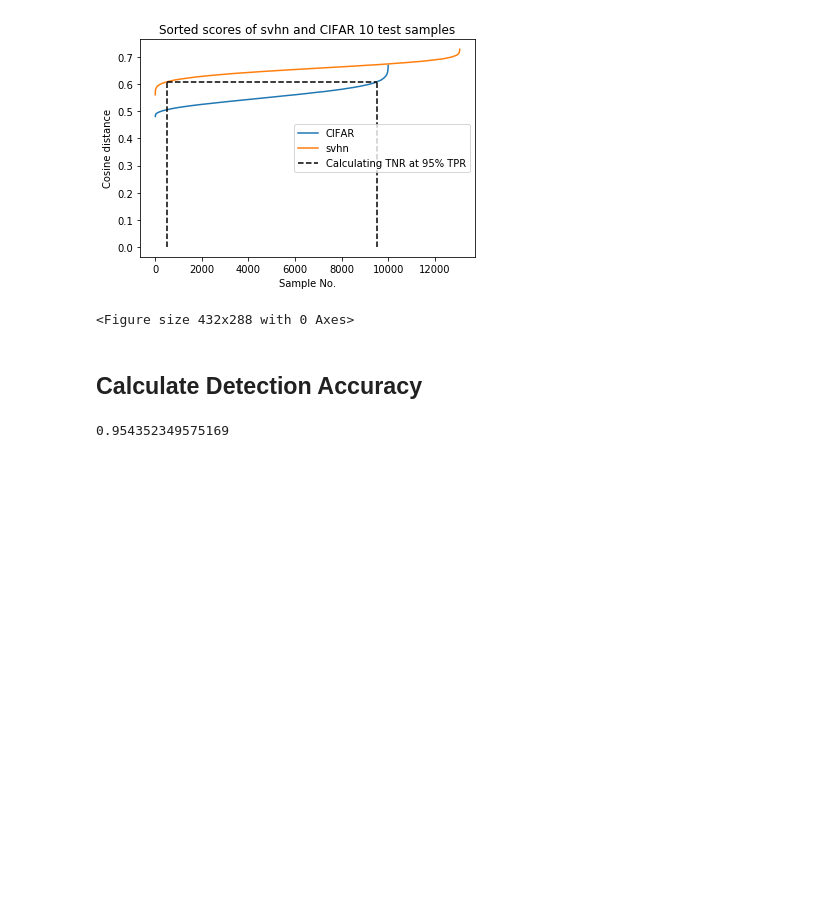
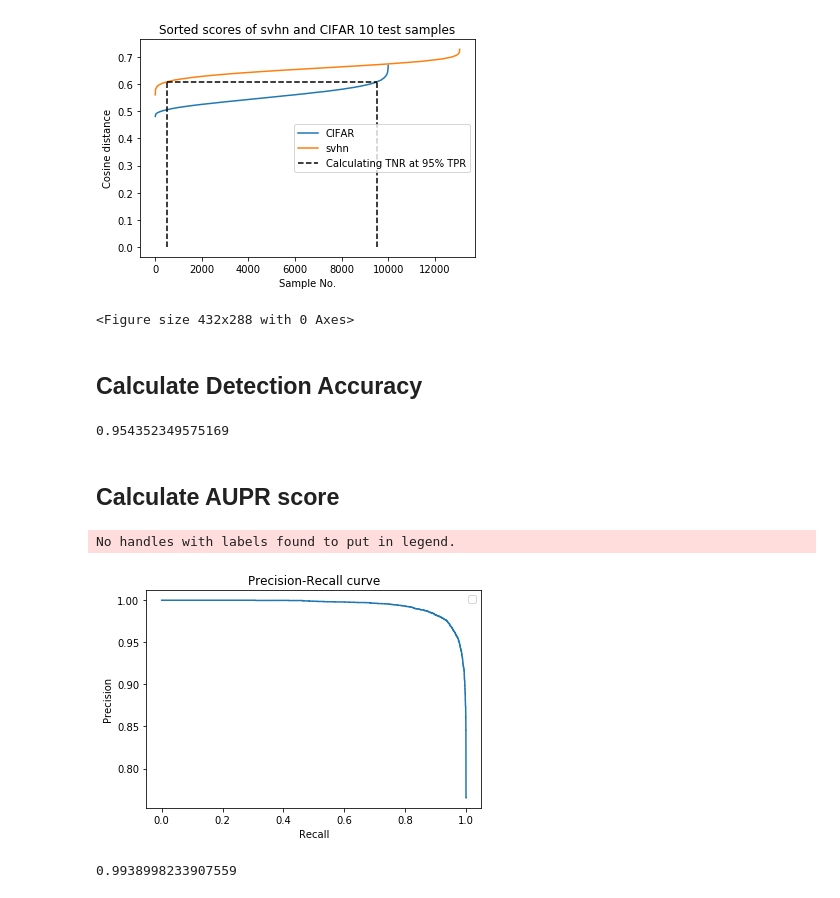
Before and after one commit to grvmishra788/OOD_Detection, a Jupyter notebook: script_analysis.ipynb, the cells around one changed output. Saved outputs shown, nothing was run; the diff lists cells and outputs as text; code cells hidden in the pictures; blank space fills up the shorter version.

Commit message:
Added AUPR calculation

```diff
--- a/script_analysis.ipynb
+++ b/script_analysis.ipynb
@@ -314,3 +314,26 @@ for i in range(len(svhn_scores)):
 metrics.accuracy_score(y_true, y_pred)
 # %% [output]
 0.954352349575169
+# %% [markdown]
+## **Calculate AUPR score**
+# %%
+precision, recall, thresholds = metrics.precision_recall_curve(y_true, np.concatenate((CIFAR_10_validation_scores, svhn_scores)), pos_label=1)
+# %%
+from matplotlib import pyplot
+# plot model roc curve
+pyplot.plot(recall, precision)
+plt.title("Precision-Recall curve")
+# axis labels
+pyplot.xlabel('Recall')
+pyplot.ylabel('Precision')
+# show the legend
+pyplot.legend()
+# show the plot
+pyplot.show()
+# %% [output]
+No handles with labels found to put in legend.
+[figure, added]
+# %%
+metrics.auc(recall, precision)
+# %% [output]
+0.9938998233907559
```
